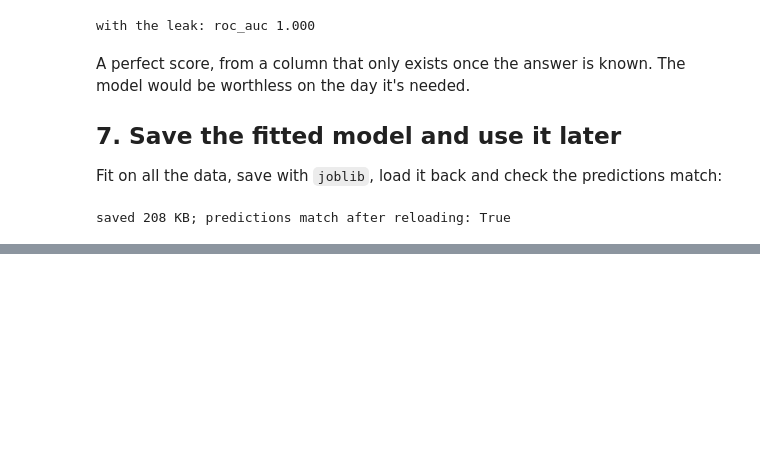
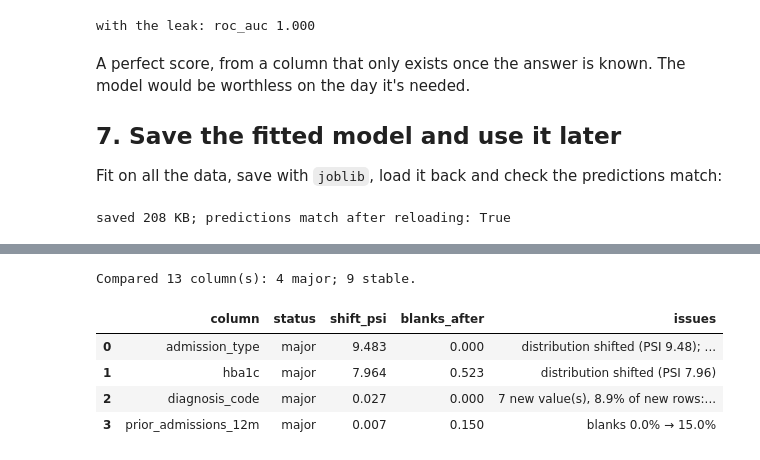
Before and after one commit to Dito-84/dstoolkit, a Jupyter notebook: notebooks/Hospital_Readmissions.ipynb, the cells around one changed output, grey strips where cells are left out. Saved outputs shown, nothing was run; the diff lists cells and outputs as text; code cells hidden in the pictures; blank space fills up the shorter version.

```diff
--- a/notebooks/Hospital_Readmissions.ipynb
+++ b/notebooks/Hospital_Readmissions.ipynb
@@ -261 +299,17 @@ saved 208 KB; predictions match after reloading: True
+# %%
+batch = later.copy()
+batch['hba1c'] = (batch['hba1c'] * 10.929 - 23.5).round()                      # percent -> mmol/mol
+batch['admission_type'] = batch['admission_type'].replace({'Emergency': 'ER'})
+batch.loc[batch.sample(frac=0.08, random_state=0).index, 'diagnosis_code'] = 'U07'
+batch.loc[batch.sample(frac=0.15, random_state=1).index, 'prior_admissions_12m'] = None
+
+changes = dst.compare(earlier, batch)
+changes[changes['status'] != 'stable'][['column', 'status', 'shift_psi', 'blanks_after', 'issues']].round(3)
+# %% [output]
+Compared 13 column(s): 4 major; 9 stable.
+|  | column | status | shift_psi | blanks_after | issues |
+| 0 | admission_type | major | 9.483 | 0.000 | distribution shifted (PSI 9.48); ... |
+| 1 | hba1c | major | 7.964 | 0.523 | distribution shifted (PSI 7.96) |
+| 2 | diagnosis_code | major | 0.027 | 0.000 | 7 new value(s), 8.9% of new rows:... |
+| 3 | prior_admissions_12m | major | 0.007 | 0.150 | blanks 0.0% → 15.0% |
 # %% [markdown]
```
Also changed, not shown: parts of 4 cells of this notebook, 5 other files.
